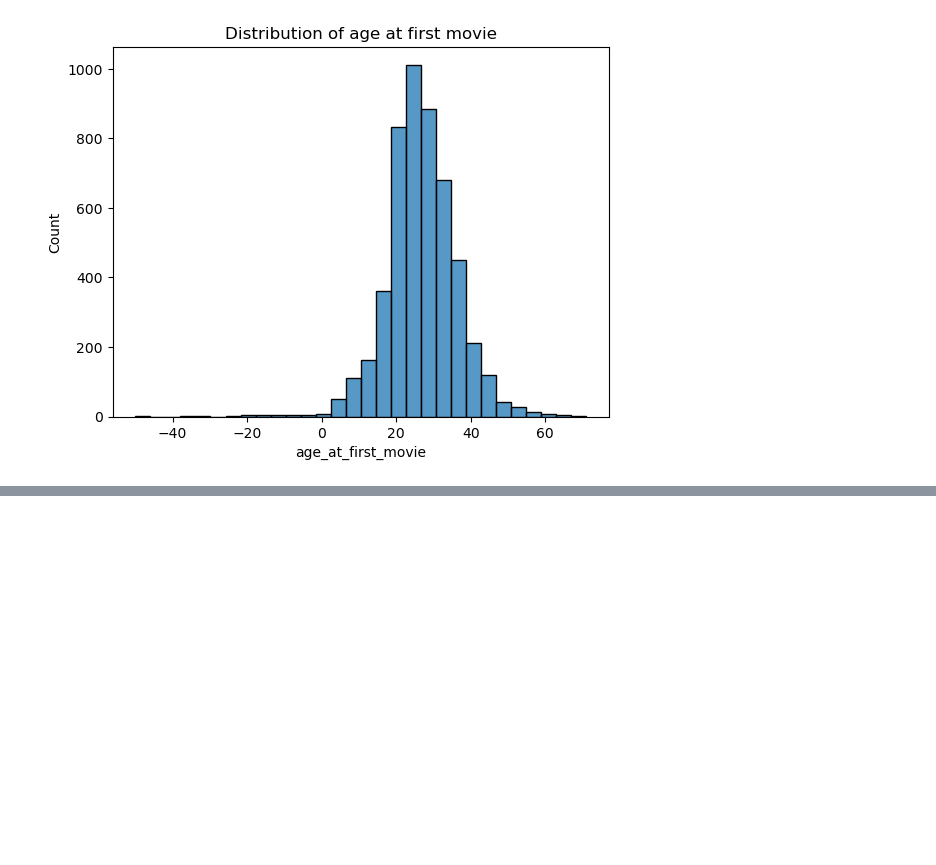
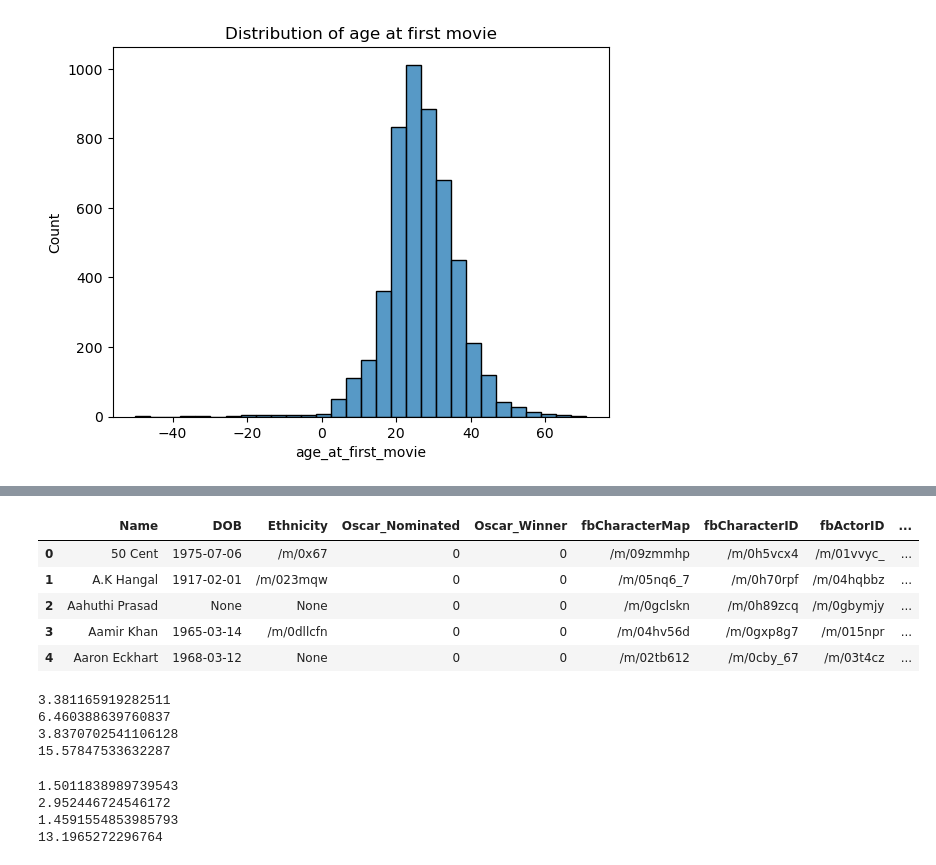
Before and after one commit to epfl-ada/ada-2023-project-lovelace, a Jupyter notebook: Code/jennifer.ipynb, the cells around one changed output, grey strips where cells are left out. Cells and saved outputs as stored; diff of their text form; code cells hidden in the pictures; blank space fills up the shorter version.

```diff
--- a/Code/jennifer.ipynb
+++ b/Code/jennifer.ipynb
@@ -221,0 +259,35 @@ plt.show()
+# %%
+# Create a pivot table with counts of movies for each actor and box office category
+pivot_table = pd.pivot_table(movies_actors, index='nameActor', columns='boxOfficeCategory', values='nameMovie', aggfunc='count', fill_value=0)
+
+# Merge the pivot table with actors_info dataframe
+actors_info = pd.merge(actors_info, pivot_table, left_on='Name', right_index=True)
+# %%
+actors_info.head()
+# %% [output]
+|  | Name | DOB | Ethnicity | Oscar_Nominated | Oscar_Winner | fbCharacterMap | fbCharacterID | fbActorID | ... |
+| 0 | 50 Cent | 1975-07-06 | /m/0x67 | 0 | 0 | /m/09zmmhp | /m/0h5vcx4 | /m/01vvyc_ | ... |
+| 1 | A.K Hangal | 1917-02-01 | /m/023mqw | 0 | 0 | /m/05nq6_7 | /m/0h70rpf | /m/04hqbbz | ... |
+| 2 | Aahuthi Prasad | None | None | 0 | 0 | /m/0gclskn | /m/0h89zcq | /m/0gbymjy | ... |
+| 3 | Aamir Khan | 1965-03-14 | /m/0dllcfn | 0 | 0 | /m/04hv56d | /m/0gxp8g7 | /m/015npr | ... |
+| 4 | Aaron Eckhart | 1968-03-12 | None | 0 | 0 | /m/02tb612 | /m/0cby_67 | /m/03t4cz | ... |
+# %%
+print(actors_info.query('Oscar_Nominated > 0')['Very High'].mean())
+print(actors_info.query('Oscar_Nominated > 0')['High'].mean())
+print(actors_info.query('Oscar_Nominated > 0')['Medium'].mean())
+print(actors_info.query('Oscar_Nominated > 0')['Low'].mean())
+# %% [output]
+3.381165919282511
+6.460388639760837
+3.8370702541106128
+15.57847533632287
+# %%
+print(actors_info.query('Oscar_Nominated == 0')['Very High'].mean())
+print(actors_info.query('Oscar_Nominated == 0')['High'].mean())
+print(actors_info.query('Oscar_Nominated == 0')['Medium'].mean())
+print(actors_info.query('Oscar_Nominated == 0')['Low'].mean())
+# %% [output]
+1.5011838989739543
+2.952446724546172
+1.4591554853985793
+13.1965272296764
```
Also changed, not shown: parts of 3 cells of this notebook.
